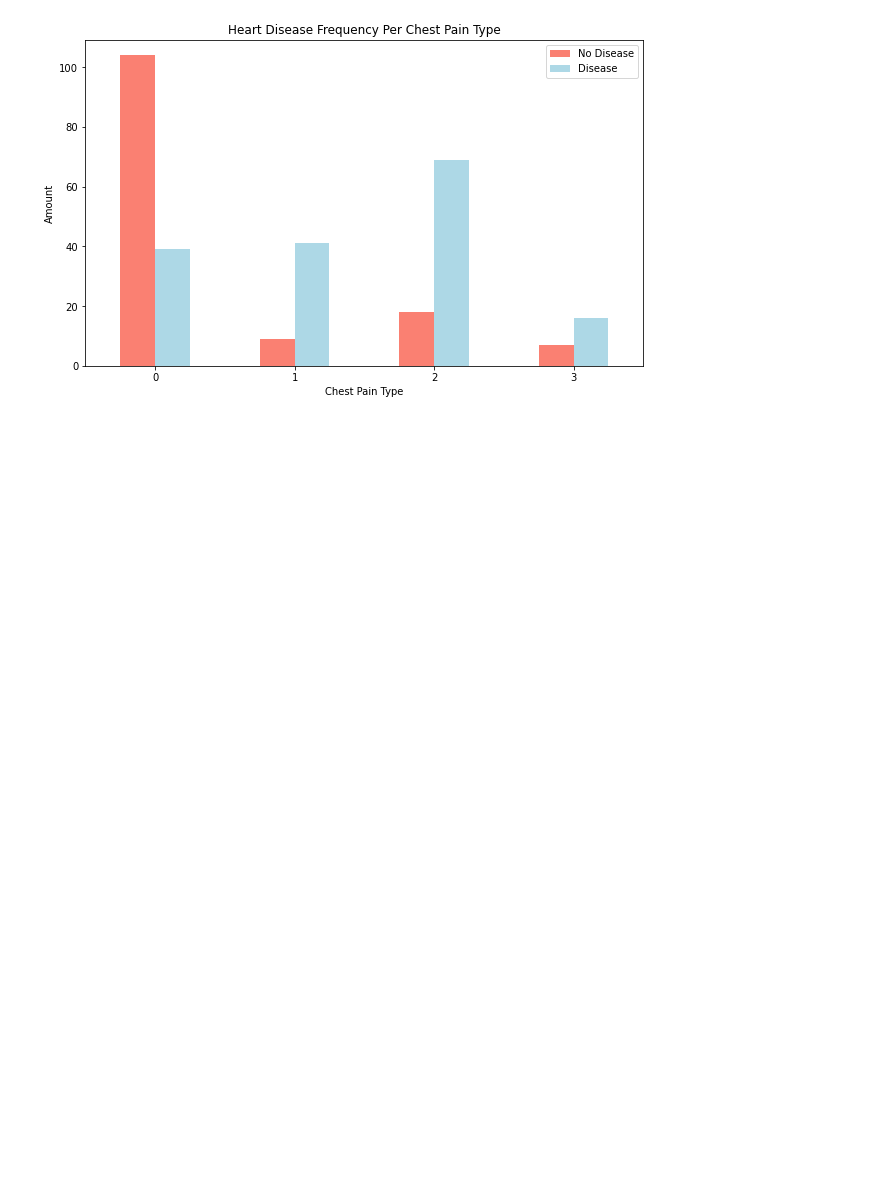
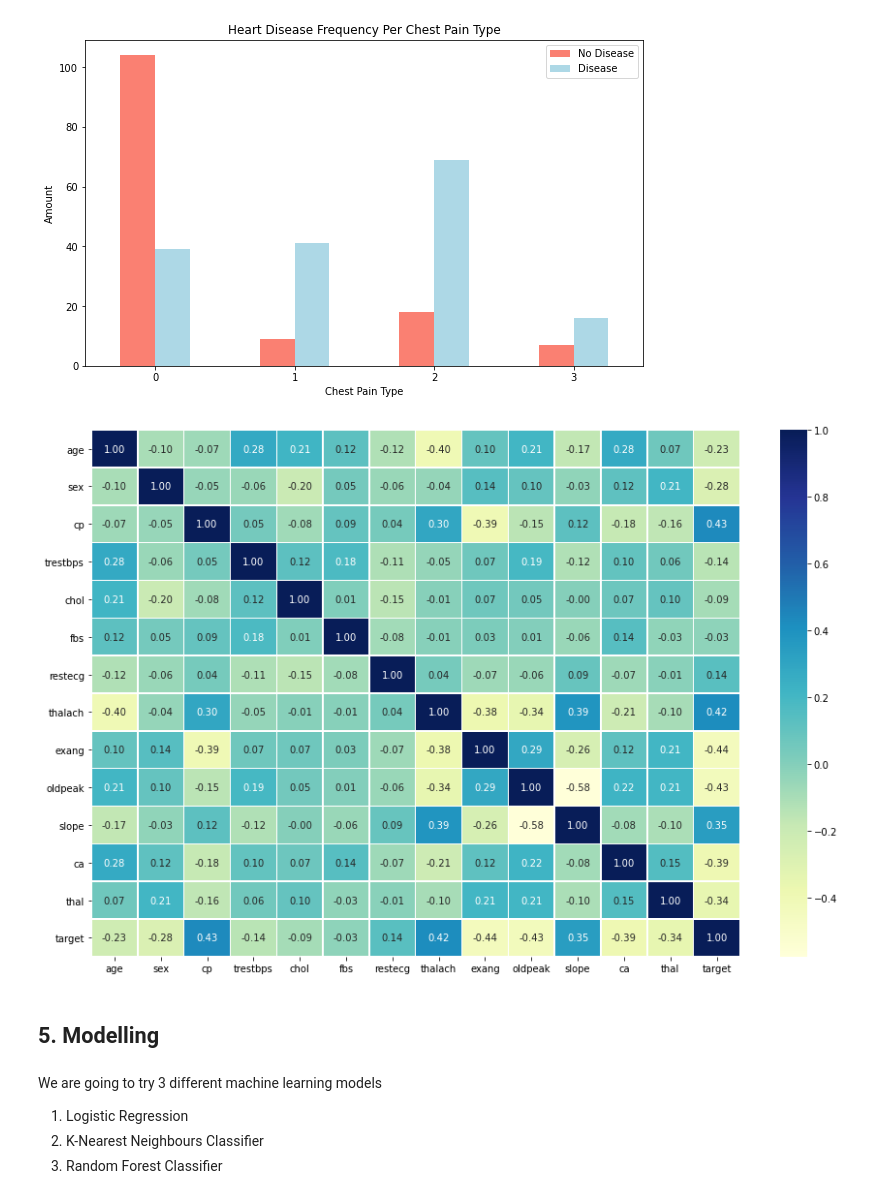
Before and after one commit to sunnymnie/bruh-moments, a Jupyter notebook: machine-learning/heart-disease/heart-disease-classification.ipynb, the cells around one changed output. Drawn from its saved outputs; the diff is of its cells as text; code cells hidden in the pictures; blank space fills up the shorter version.

Commit message:
add css box model notes and worked on ML heart disease

```diff
--- a/machine-learning/heart-disease/heart-disease-classification.ipynb
+++ b/machine-learning/heart-disease/heart-disease-classification.ipynb
@@ -172,3 +162,16 @@ plt.legend(["No Disease", "Disease"])
 plt.xticks(rotation=0);
 # %% [output]
 [figure]
+# %%
+# Make a correlation matrix
+corr_matrix = df.corr()
+fig, ax = plt.subplots(figsize=(15, 10))
+ax = sns.heatmap(corr_matrix,
+                 annot=True,
+                 linewidths=0.5,
+                 fmt=".2f",
+                 cmap="YlGnBu")
+# %% [output]
+[figure, added]
+# %% [markdown]
+## 5. Modelling
@@ -174,0 +190,5 @@ plt.xticks(rotation=0);
+# %% [markdown]
+We are going to try 3 different machine learning models
+1. Logistic Regression
+2. K-Nearest Neighbours Classifier
+3. Random Forest Classifier
```
Also changed, not shown: parts of 7 cells of this notebook, 2 other files.
